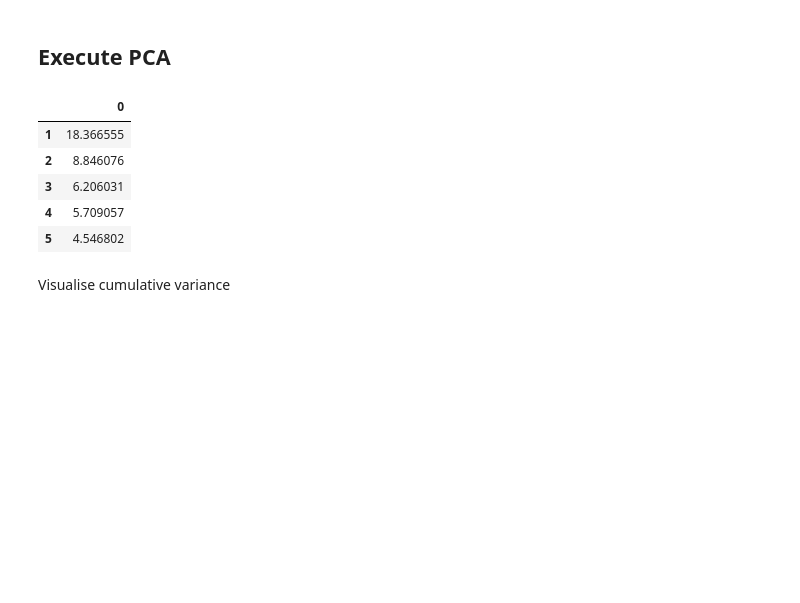
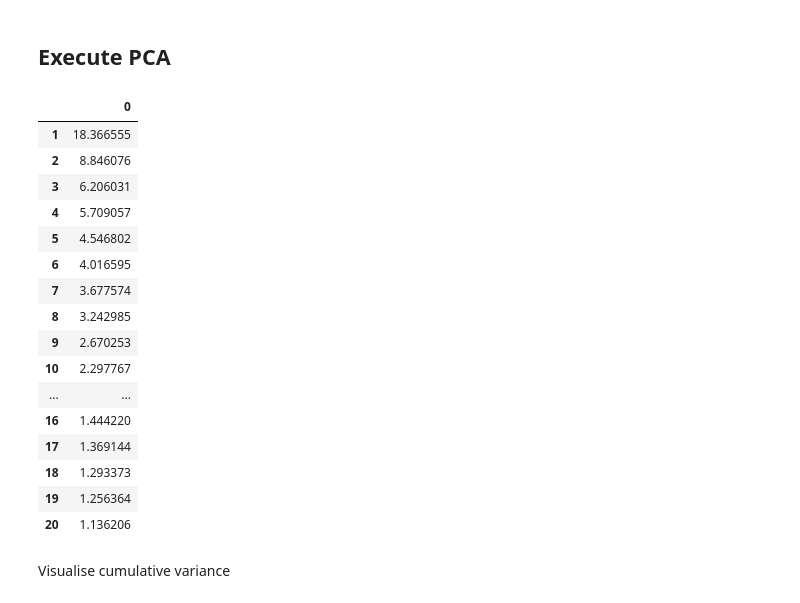
Before and after one commit to dicky-2002/Adv.-Programming-Group-Assignment, a Jupyter notebook: PCA_assignment4.ipynb, the cells around one changed output. Saved outputs shown, nothing was run; the diff lists cells and outputs as text; code cells hidden in the pictures; blank space fills up the shorter version.

```diff
--- a/PCA_assignment4.ipynb
+++ b/PCA_assignment4.ipynb
@@ -63,16 +62,27 @@ pd.DataFrame(Scaled_data_2).boxplot(figsize=(15,15))
 # %%
 pca=PCA()
 transformed_data=pca.fit_transform(Scaled_data_2)
 variances=pd.DataFrame(pca.explained_variance_ratio_*100)
 variances.index+=1
-variances.head()
+variances.head(20)
 # %% [output]
 |  | 0 |
 | 1 | 18.366555 |
 | 2 | 8.846076 |
 | 3 | 6.206031 |
 | 4 | 5.709057 |
 | 5 | 4.546802 |
+| 6 | 4.016595 |
+| 7 | 3.677574 |
+| 8 | 3.242985 |
+| 9 | 2.670253 |
+| 10 | 2.297767 |
+| ... | ... |
+| 16 | 1.444220 |
+| 17 | 1.369144 |
+| 18 | 1.293373 |
+| 19 | 1.256364 |
+| 20 | 1.136206 |
 # %% [markdown]
 Visualise cumulative variance
 # %%
```
Also changed, not shown: parts of 5 cells of this notebook.
